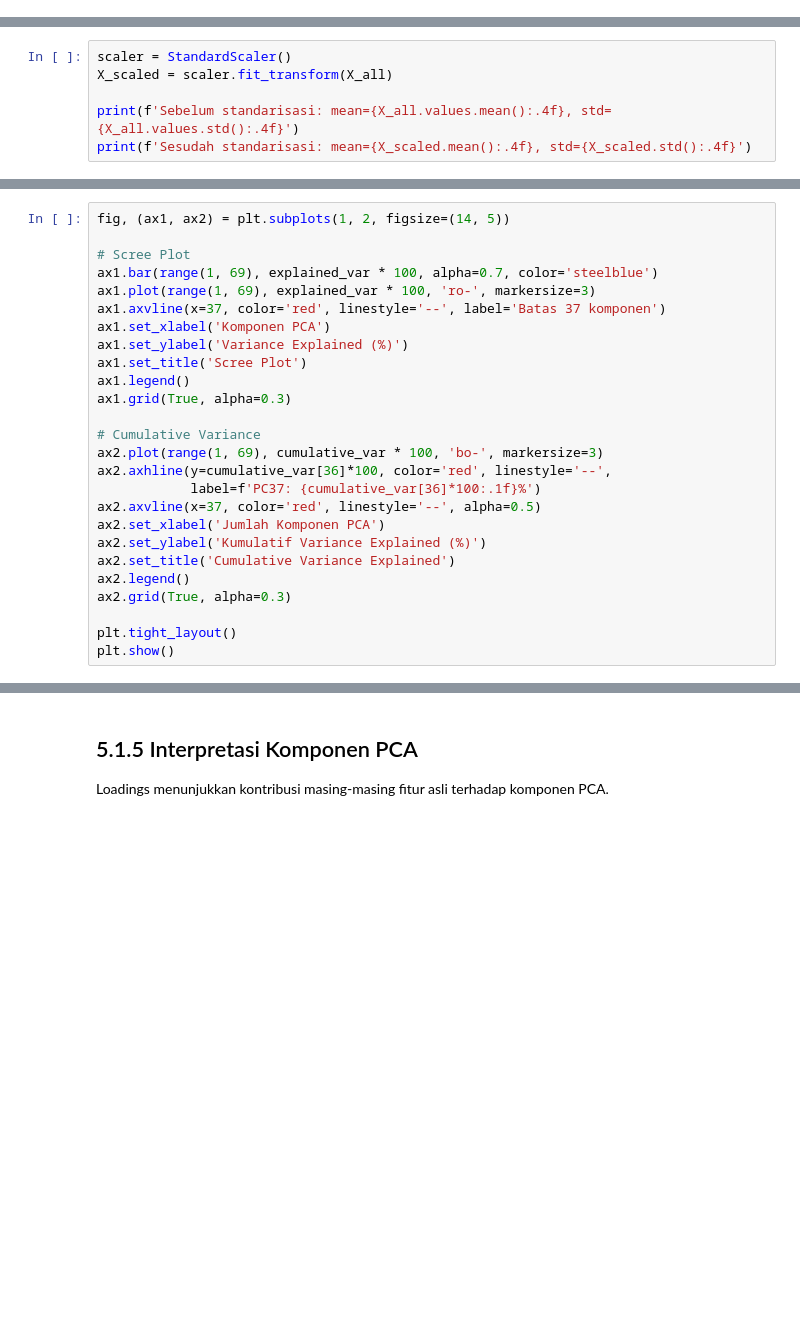
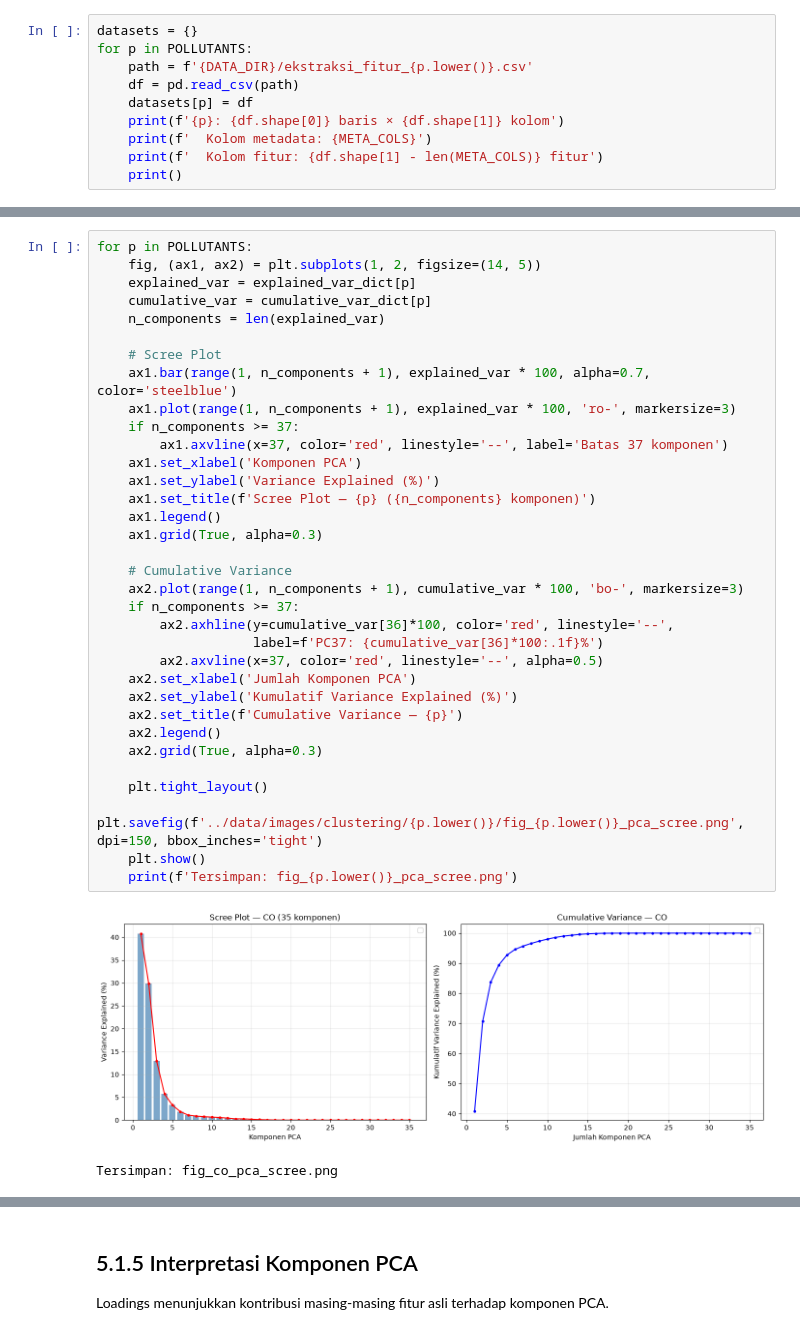
Before and after one commit to Rahardian-Ananta/PSD, a Jupyter notebook: 05_clustering/5.1_reduksi_dimensi_pca.ipynb, the cells around one changed output, grey strips where cells are left out. Saved outputs shown, nothing was run; the diff lists cells and outputs as text; blank space fills up the shorter version.

Commit message:
clustering

```diff
--- a/05_clustering/5.1_reduksi_dimensi_pca.ipynb
+++ b/05_clustering/5.1_reduksi_dimensi_pca.ipynb
@@ -51,0 +33,10 @@ print(f'\nTotal: {X_all.shape[0]} baris × {X_all.shape[1]} fitur')
+# %%
+datasets = {}
+for p in POLLUTANTS:
+    path = f'{DATA_DIR}/ekstraksi_fitur_{p.lower()}.csv'
+    df = pd.read_csv(path)
+    datasets[p] = df
+    print(f'{p}: {df.shape[0]} baris × {df.shape[1]} kolom')
+    print(f'  Kolom metadata: {META_COLS}')
+    print(f'  Kolom fitur: {df.shape[1] - len(META_COLS)} fitur')
+    print()
@@ -56,6 +58,0 @@ PCA sangat sensitif terhadap skala fitur. Standarisasi Z-Score diperlukan agar s
-# %%
-scaler = StandardScaler()
-X_scaled = scaler.fit_transform(X_all)
-
-print(f'Sebelum standarisasi: mean={X_all.values.mean():.4f}, std={X_all.values.std():.4f}')
-print(f'Sesudah standarisasi: mean={X_scaled.mean():.4f}, std={X_scaled.std():.4f}')
@@ -80,26 +142,37 @@ print(f'  PC68   |    {explained_var[-1]*100:6.2f}%       |  {cumulative_var[-1]
 # %%
-fig, (ax1, ax2) = plt.subplots(1, 2, figsize=(14, 5))
+for p in POLLUTANTS:
+    fig, (ax1, ax2) = plt.subplots(1, 2, figsize=(14, 5))
+    explained_var = explained_var_dict[p]
+    cumulative_var = cumulative_var_dict[p]
+    n_components = len(explained_var)
 
-# Scree Plot
-ax1.bar(range(1, 69), explained_var * 100, alpha=0.7, color='steelblue')
-ax1.plot(range(1, 69), explained_var * 100, 'ro-', markersize=3)
-ax1.axvline(x=37, color='red', linestyle='--', label='Batas 37 komponen')
-ax1.set_xlabel('Komponen PCA')
-ax1.set_ylabel('Variance Explained (%)')
-ax1.set_title('Scree Plot')
-ax1.legend()
-ax1.grid(True, alpha=0.3)
+    # Scree Plot
+    ax1.bar(range(1, n_components + 1), explained_var * 100, alpha=0.7, color='steelblue')
+    ax1.plot(range(1, n_components + 1), explained_var * 100, 'ro-', markersize=3)
+    if n_components >= 37:
+        ax1.axvline(x=37, color='red', linestyle='--', label='Batas 37 komponen')
+    ax1.set_xlabel('Komponen PCA')
+    ax1.set_ylabel('Variance Explained (%)')
+    ax1.set_title(f'Scree Plot — {p} ({n_components} komponen)')
+    ax1.legend()
+    ax1.grid(True, alpha=0.3)
 
-# Cumulative Variance
-ax2.plot(range(1, 69), cumulative_var * 100, 'bo-', markersize=3)
-ax2.axhline(y=cumulative_var[36]*100, color='red', linestyle='--',
-            label=f'PC37: {cumulative_var[36]*100:.1f}%')
-ax2.axvline(x=37, color='red', linestyle='--', alpha=0.5)
-ax2.set_xlabel('Jumlah Komponen PCA')
-ax2.set_ylabel('Kumulatif Variance Explained (%)')
-ax2.set_title('Cumulative Variance Explained')
-ax2.legend()
-ax2.grid(True, alpha=0.3)
+    # Cumulative Variance
+    ax2.plot(range(1, n_components + 1), cumulative_var * 100, 'bo-', markersize=3)
+    if n_components >= 37:
+        ax2.axhline(y=cumulative_var[36]*100, color='red', linestyle='--',
+                    label=f'PC37: {cumulative_var[36]*100:.1f}%')
+        ax2.axvline(x=37, color='red', linestyle='--', alpha=0.5)
+    ax2.set_xlabel('Jumlah Komponen PCA')
+    ax2.set_ylabel('Kumulatif Variance Explained (%)')
+    ax2.set_title(f'Cumulative Variance — {p}')
+    ax2.legend()
+    ax2.grid(True, alpha=0.3)
 
-plt.tight_layout()
-plt.show()
+    plt.tight_layout()
+    plt.savefig(f'../data/images/clustering/{p.lower()}/fig_{p.lower()}_pca_scree.png', dpi=150, bbox_inches='tight')
+    plt.show()
+    print(f'Tersimpan: fig_{p.lower()}_pca_scree.png')
+# %% [output]
+[figure, added]
+Tersimpan: fig_co_pca_scree.png
```
Also changed, not shown: parts of 20 cells of this notebook, 45 other files.
